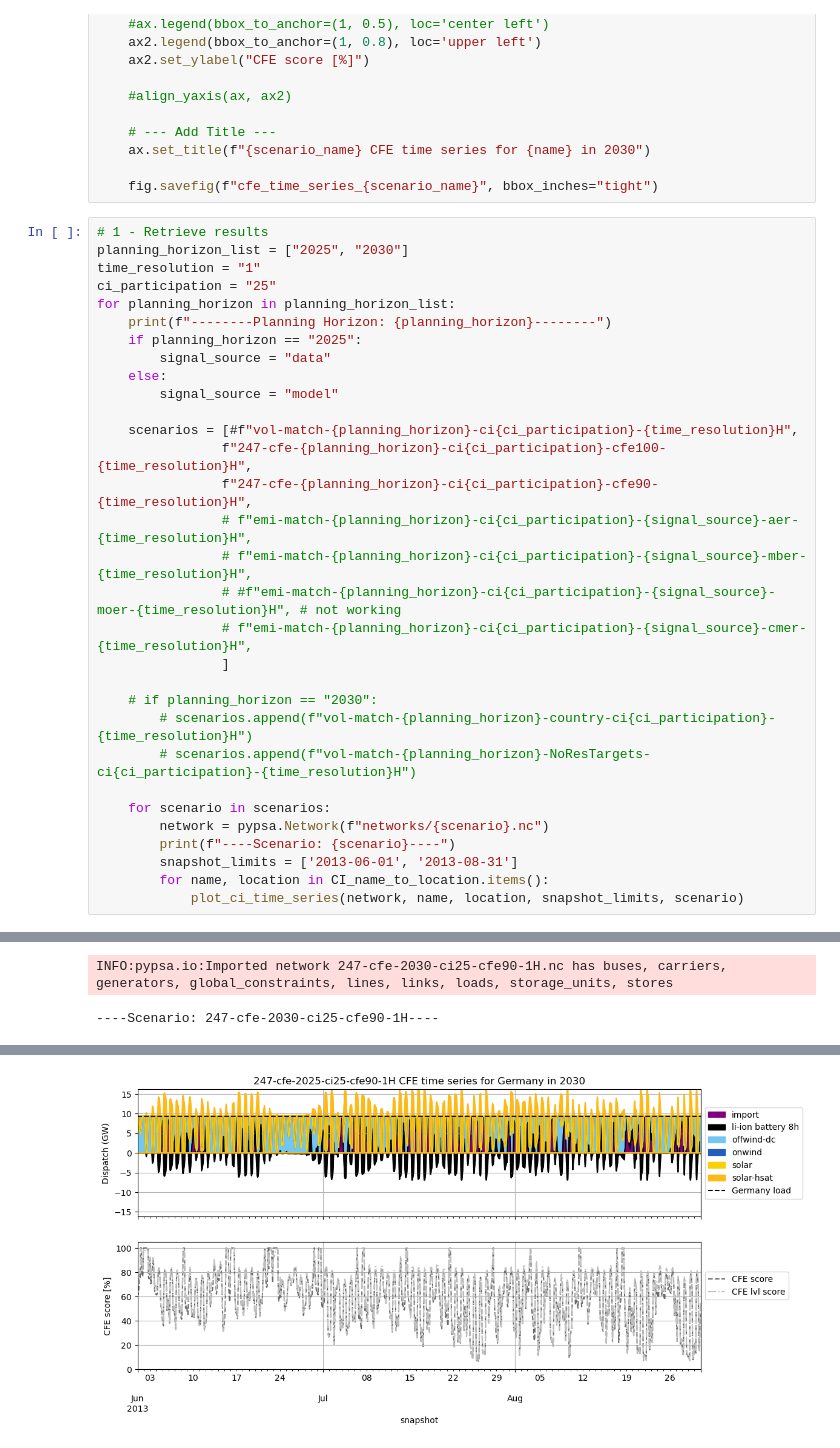
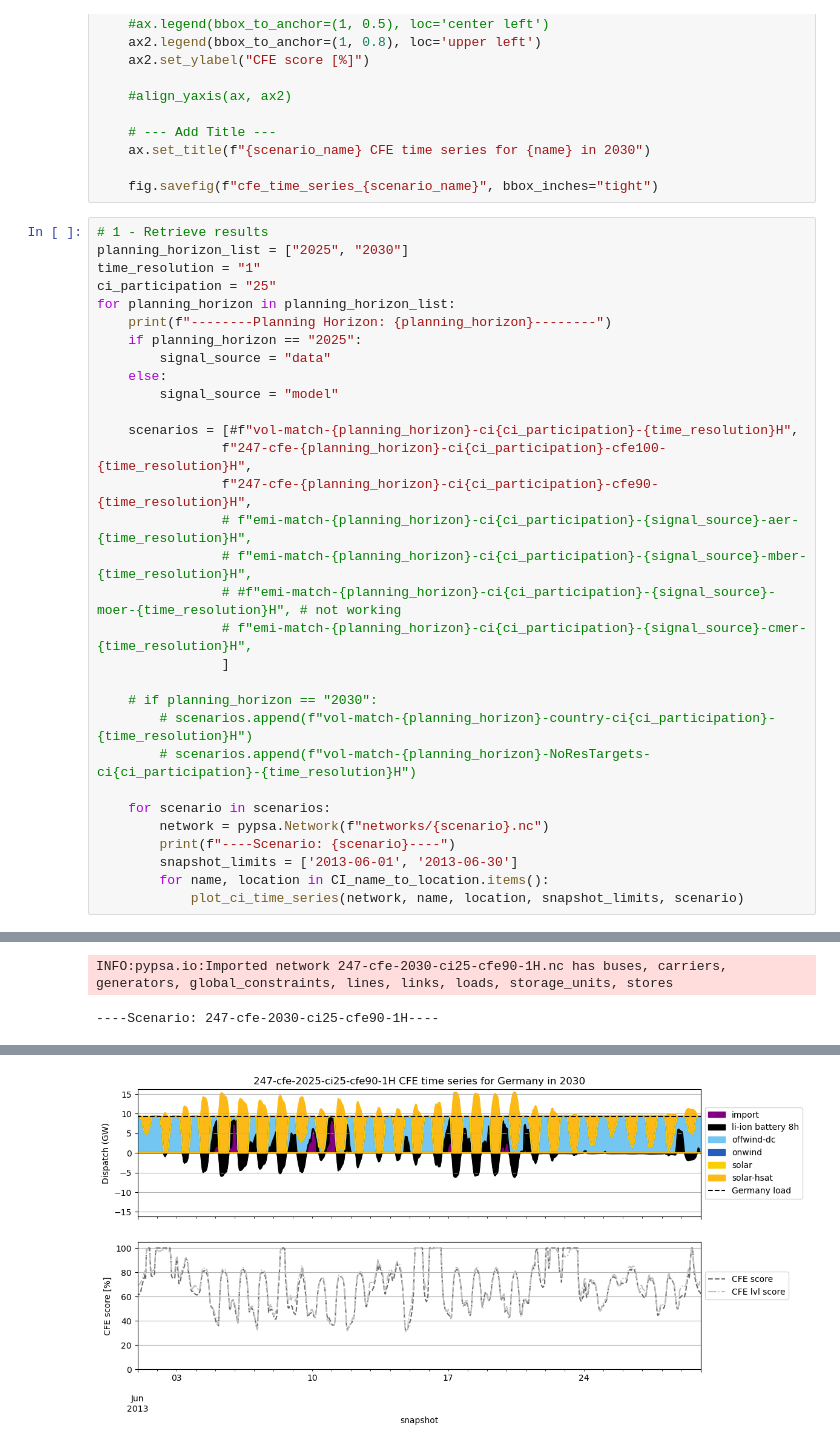
Before and after one commit to open-energy-transition/procurement-metastudy, a Jupyter notebook: notebooks/CI-time-series.ipynb, the cells around one changed output, grey strips where cells are left out. Drawn from its saved outputs; the diff is of its cells as text.

```diff
--- a/notebooks/CI-time-series.ipynb
+++ b/notebooks/CI-time-series.ipynb
@@ -178,7 +178,7 @@ for planning_horizon in planning_horizon_list:
     for scenario in scenarios:
         network = pypsa.Network(f"networks/{scenario}.nc")
         print(f"----Scenario: {scenario}----")
-        snapshot_limits = ['2013-06-01', '2013-08-31']
+        snapshot_limits = ['2013-06-01', '2013-06-30']
         for name, location in CI_name_to_location.items():
             plot_ci_time_series(network, name, location, snapshot_limits, scenario)
 # %% [output]
@@ -196 +196 @@ INFO:pypsa.io:Imported network 247-cfe-2030-ci25-cfe90-1H.nc has buses, carriers
-[figure, old version]
+[figure, new version]
```
Also changed, not shown: parts of 1 cell of this notebook, 2 other files.
